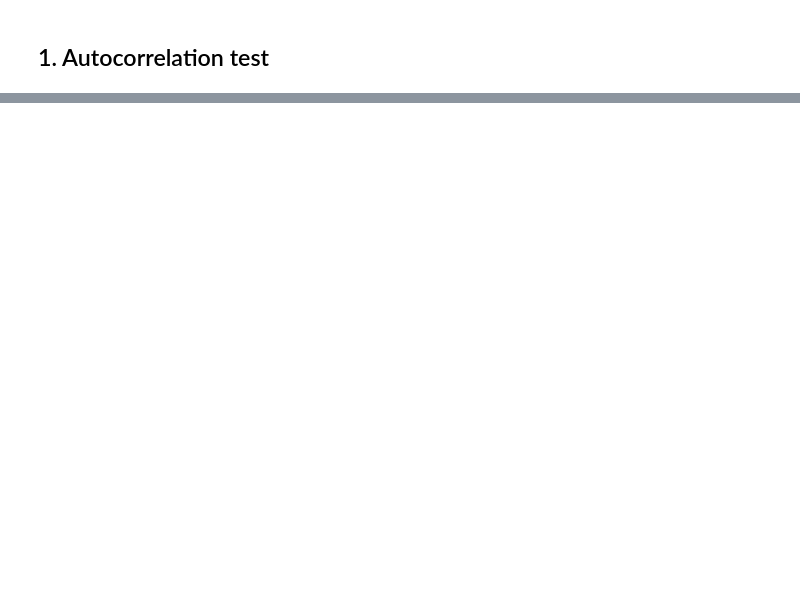
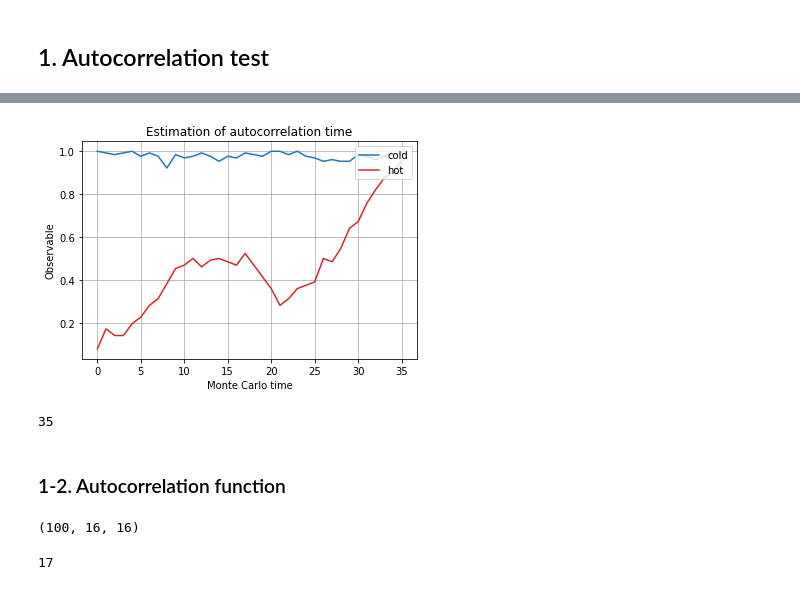
Before and after one commit to chanjure/LGTp, a Jupyter notebook: examples/Extending_machine_learning_classification_capabilities_with_histogram_reweighting.ipynb, the cells around one changed output, grey strips where cells are left out. Drawn from its saved outputs; the diff is of its cells as text; code cells hidden in the pictures; blank space fills up the shorter version.

```diff
--- a/examples/Extending_machine_learning_classification_capabilities_with_histogram_reweighting.ipynb
+++ b/examples/Extending_machine_learning_classification_capabilities_with_histogram_reweighting.ipynb
@@ -144,0 +98,36 @@ len(conf)
+# %%
+# Equilibrating phase detection
+def calc_teq(bare_arg, O, tol=5e-2, step=1000,seed=0):
+    t_eq = step
+
+    O_cold = []
+    O_hot = []
+
+    ising_cold = lgt.Lattice([N,N])
+    ising_cold.init_fields('Ising2d','Cold',seed)
+
+    ising_hot = lgt.Lattice([N,N])
+    ising_hot.init_fields('Ising2d','Hot',seed)
+
+    for i in range(step):
+        lgt.metropolis(ising_cold,bare_arg)
+        lgt.metropolis(ising_hot,bare_arg)
+
+        diff = np.abs(O(ising_cold.field) - O(ising_hot.field))
+        O_cold.append(O(ising_cold.field))
+        O_hot.append(O(ising_hot.field))
+
+        if diff < tol:
+            t_eq = i
+            break
+
+    plt.title("Estimation of autocorrelation time")
+    plt.plot(np.arange(t_eq+1),O_cold,'C0',label='cold')
+    plt.plot(np.arange(t_eq+1),O_hot,'C3',label='hot')
+    plt.legend(loc='upper right')
+    plt.xlabel("Monte Carlo time")
+    plt.ylabel("Observable")
+    plt.grid(True)
+    plt.show()
+
+    return t_eq
@@ -144,0 +138,8 @@ len(conf)
+# %%
+t_eq = calc_teq(bare_parameters,calcAbsMag,seed)
+print(t_eq)
+# %% [output]
+[figure, added]
+35
+# %% [markdown]
+### 1-2. Autocorrelation function
@@ -144,0 +211,4 @@ len(conf)
+# %%
+np.shape(conf_ac)
+# %% [output]
+(100, 16, 16)
@@ -144,0 +221,5 @@ len(conf)
+# %%
+t_ac = detect_ac_t(ac_hist)
+t_ac
+# %% [output]
+17
```
Also changed, not shown: parts of 45 cells of this notebook, 6 other files.
